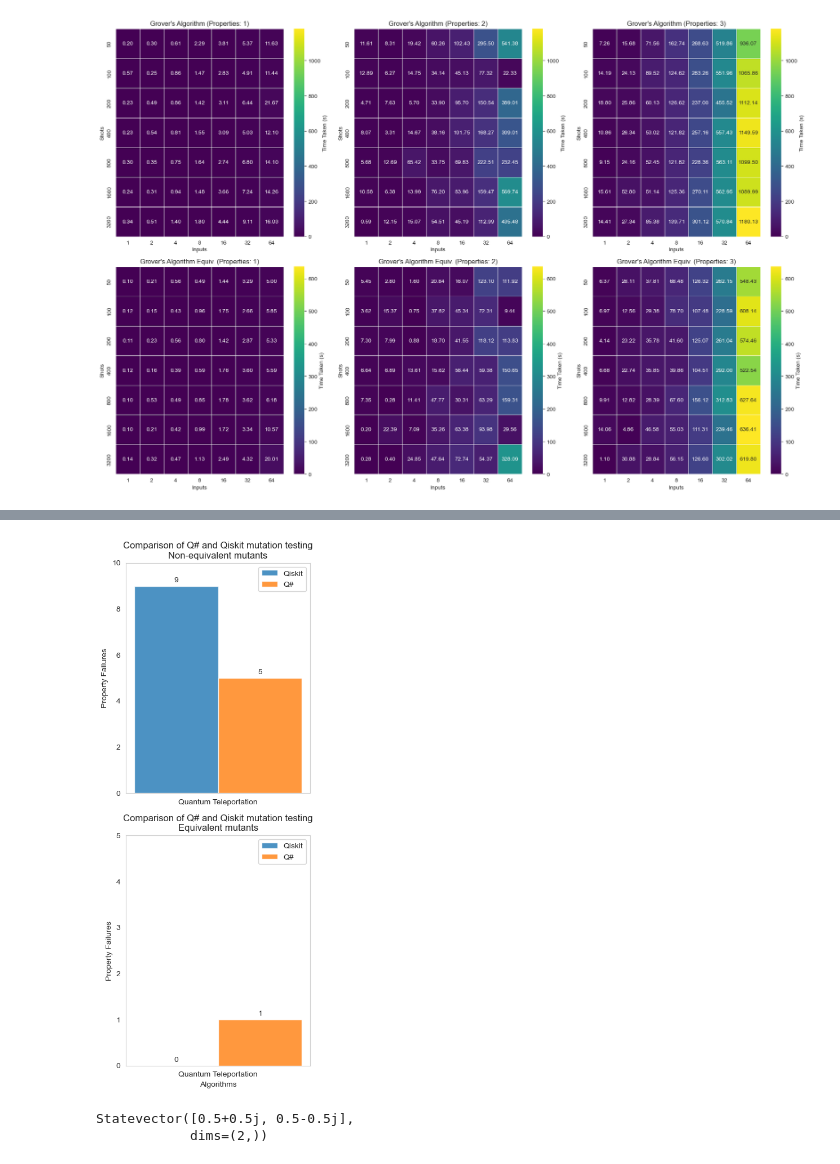
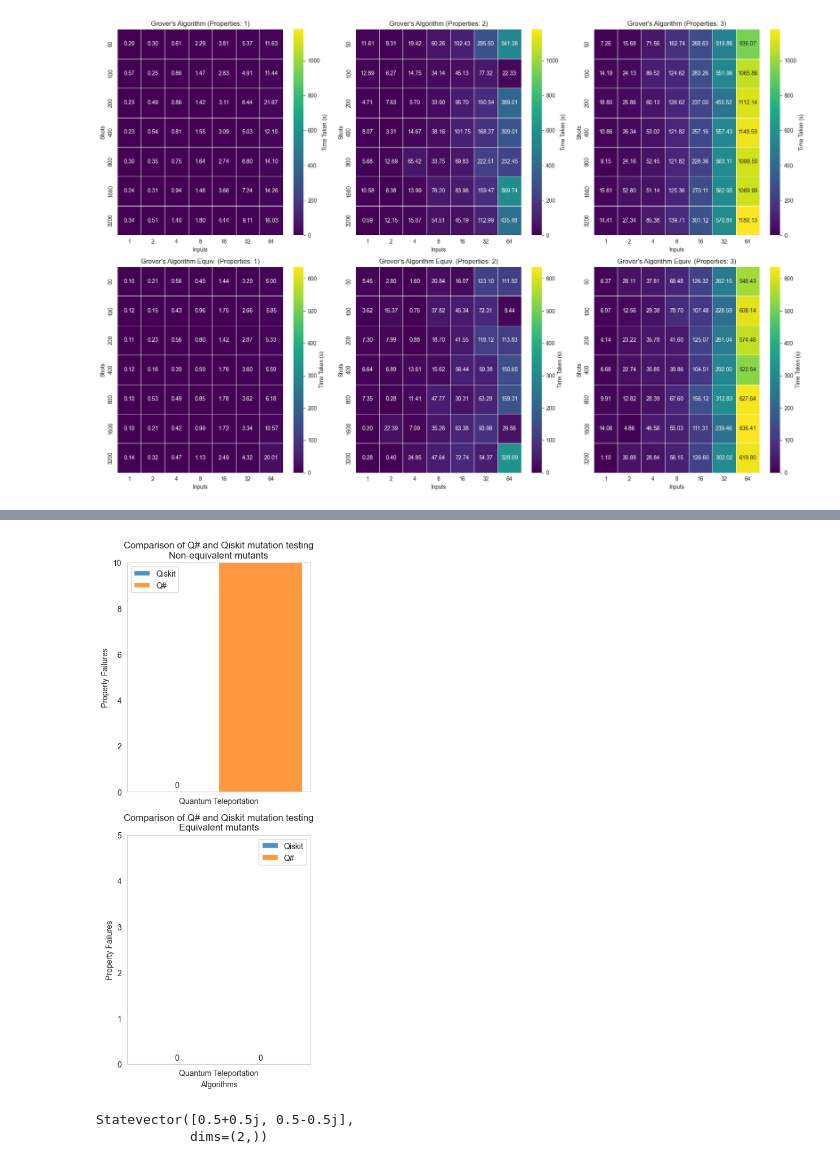
Before and after one commit to GabrielPontolillo/qucheck, a Jupyter notebook: case_studies/results_visualisation.ipynb, the cells around one changed output, grey strips where cells are left out. Drawn from its saved outputs; the diff is of its cells as text; code cells hidden in the pictures.

Commit message:
working on comparison visualisation

```diff
--- a/case_studies/results_visualisation.ipynb
+++ b/case_studies/results_visualisation.ipynb
@@ -162,16 +162,9 @@ plot_time_taken(grover_df, "Grover's Algorithm")
 # %% [output]
 [figure]
 # %%
-def read_qs_data(algorithm_name):
-    input = 25
-    shots = 2000
-    data_df = pd.DataFrame(columns=["mutant_name", "inputs", "shots", "result", "time"])
-    filename_no_sub = f"mutation_test_results/{algorithm_name}/QS_{algorithm_name}_{input}_{shots}_mt_results.csv"
-    with open(filename_no_sub, 'r') as csvfile:
-        csvreader = csv.reader(csvfile)
-        for i, line in enumerate(csvreader):
-            if i != 0:
-                data_df.loc[len(data_df.index)] = [line[0], input, shots, line[1], float(line[2])]
-    return data_df
+def read_merged_data_to_dataframe(algorithm_name, csv_filename):
+    # Define the directory where the CSV files are stored
+    filename = f"mutation_test_results/{algorithm_name}/{csv_filename}.csv"
+    return pd.read_csv(filename)
 
-qs_qt_df = read_qs_data("quantum_teleportation")
+qs_qt_df = read_merged_data_to_dataframe("quantum_teleportation", "QTQS_in_out")
@@ -179,23 +208,21 @@ qs_qt_df = read_qs_data("quantum_teleportation")
 # plot the result for quantum teleportation, comparing QS and no QS
 def plot_quantitative_analysis_comparison(feature_str):
     # get the number of failures for qs_qt_df
-    qs_qt_df_non_equivalent = qs_qt_df[qs_qt_df['mutant_name'].str.contains('_m')]
-    qs_non_equiv_failures = (qs_qt_df_non_equivalent["result"] == 'Fail').sum()
+    qs_qt_df_non_equivalent = qs_qt_df[qs_qt_df['Mutant Name'].str.contains('_m')]
+    qs_non_equiv_failures = (qs_qt_df_non_equivalent["Result"] == 'Fail').sum()
 
-    qs_qt_df_equivalent = qs_qt_df[qs_qt_df['mutant_name'].str.contains('_em')]
-    qs_equiv_failures = (qs_qt_df_equivalent["result"] == 'Fail').sum()
+    qs_qt_df_equivalent = qs_qt_df[qs_qt_df['Mutant Name'].str.contains('_em')]
+    qs_equiv_failures = (qs_qt_df_equivalent["Result"] == 'Fail').sum()
 
     # get the number of failures for qt_df
-    qt_df_non_equivalent = qt_df[qt_df['mutant_name'].str.contains('_m')]
-    qt_df_non_equivalent = qt_df_non_equivalent[qt_df_non_equivalent['shots'] == 2000]
-    qt_df_non_equivalent = qt_df_non_equivalent[qt_df_non_equivalent['inputs'] == 25]
-    qt_df_non_equivalent = qt_df_non_equivalent[qt_df_non_equivalent['subsample'] == False]
+    qt_df_non_equivalent = qt_df[qt_df['Mutant Name'].str.contains('_m')]
+    qt_df_non_equivalent = qt_df_non_equivalent[qt_df_non_equivalent['Number of Measurements'] == 2000]
+    qt_df_non_equivalent = qt_df_non_equivalent[qt_df_non_equivalent['Number of Inputs'] == 25]
     qt_non_equiv_failures = (qt_df_non_equivalent[feature_str] == 'Fail').sum()
 
-    qt_df_equivalent = qt_df[qt_df['mutant_name'].str.contains('_em')]
-    qt_df_equivalent = qt_df_equivalent[qt_df_equivalent['shots'] == 2000]
-    qt_df_equivalent = qt_df_equivalent[qt_df_equivalent['inputs'] == 25]
-    qt_df_equivalent = qt_df_equivalent[qt_df_equivalent['subsample'] == False]
+    qt_df_equivalent = qt_df[qt_df['Mutant Name'].str.contains('_em')]
+    qt_df_equivalent = qt_df_equivalent[qt_df_equivalent['Number of Measurements'] == 2000]
+    qt_df_equivalent = qt_df_equivalent[qt_df_equivalent['Number of Inputs'] == 25]
     qt_equiv_failures = (qt_df_equivalent[feature_str] == 'Fail').sum()
 
     algorithms = ["Quantum Teleportation"]
@@ -227,35 +254,35 @@ def plot_quantitative_analysis_comparison(feature_str):
     ax1.bar_label(rects2, padding=3)
 
     ax1.set_ylim(0, 10)
     ax1.grid(False)
 
     # Create the bars for equivalent mutants
     rects3 = ax2.bar(x - width/2, algorithms_results_qiskit_equiv, width, label='Qiskit', alpha=0.8)
     rects4 = ax2.bar(x + width/2, algorithms_results_qs_equiv, width, label='Q#', alpha=0.8)
 
     # Customize the plot for equivalent mutants
     ax2.set_ylabel('Property Failures')
     ax2.set_xlabel('Algorithms')
     ax2.set_title('Comparison of Q# and Qiskit mutation testing\nEquivalent mutants')
     ax2.set_xticks(x)
     ax2.set_xticklabels(algorithms)
     ax2.legend()
 
     # Add value labels on the bars
     ax2.bar_label(rects3, padding=3)
     ax2.bar_label(rects4, padding=3)
 
     ax2.set_ylim(0, 5)
     ax2.grid(False)
 
     # Adjust layout and display
     fig.tight_layout()
     plt.show()
 
 # Call the function
-plot_quantitative_analysis_comparison("result")
+plot_quantitative_analysis_comparison("Result")
 # %% [output]
-[figure, old version]
+[figure, new version]
 # %%
 from qiskit import QuantumCircuit
 from qiskit.circuit.library import GlobalPhaseGate
```
Also changed, not shown: parts of 2 cells of this notebook, 1 other file.
